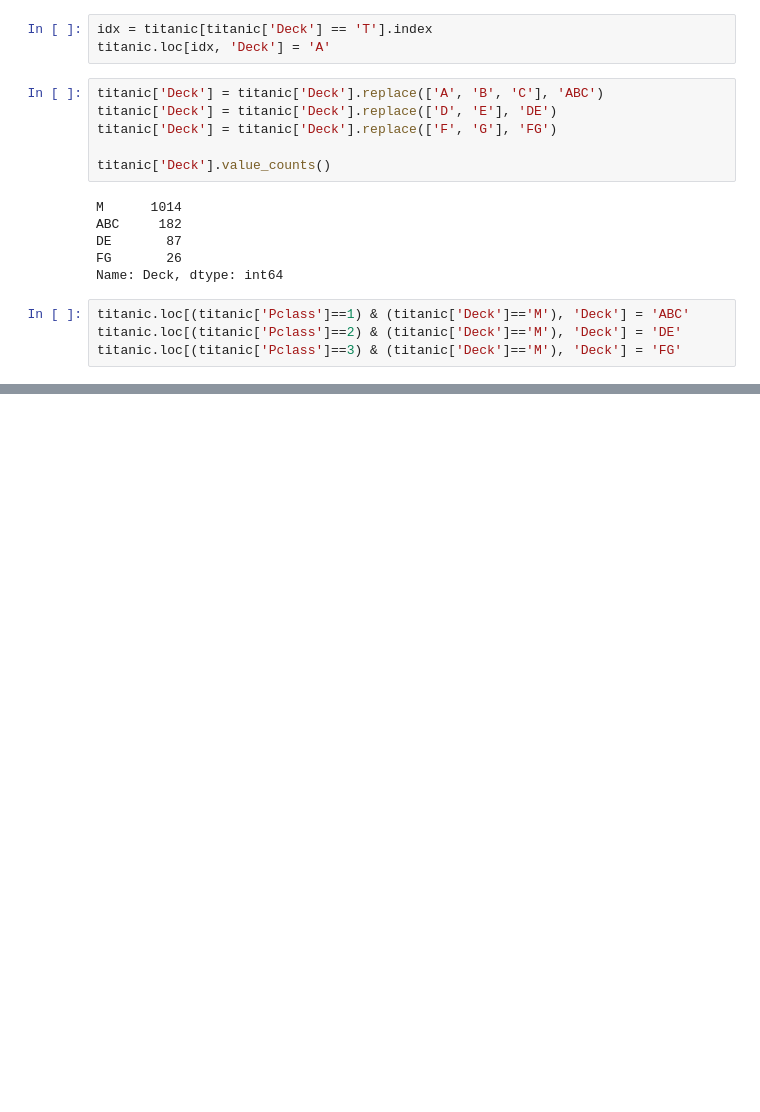
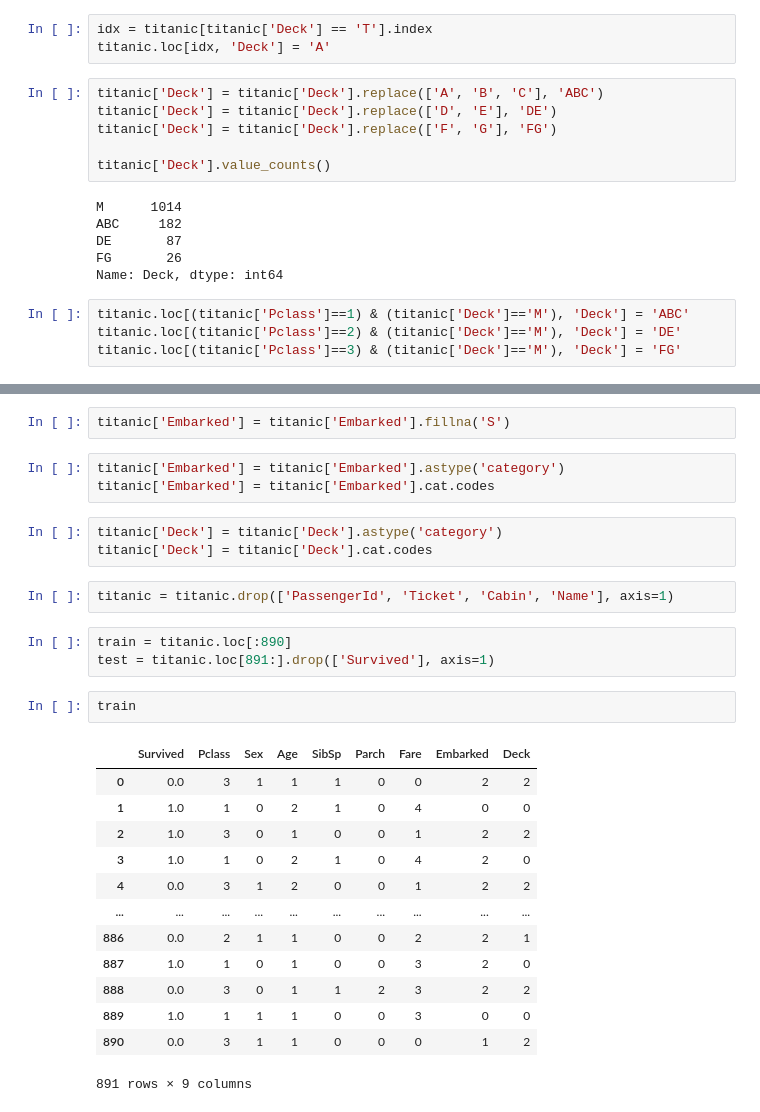
Before and after one commit to LEE-SANG-HYUK/Titanic, a Jupyter notebook: titanic_4.ipynb, the cells around one changed output, grey strips where cells are left out. Cells and saved outputs as stored; diff of their text form; blank space fills up the shorter version.

```diff
--- a/titanic_4.ipynb
+++ b/titanic_4.ipynb
@@ -138,0 +219,29 @@ titanic.loc[(titanic['Pclass']==3) & (titanic['Deck']=='M'), 'Deck'] = 'FG'
+# %%
+titanic['Embarked'] = titanic['Embarked'].fillna('S')
+# %%
+titanic['Embarked'] = titanic['Embarked'].astype('category')
+titanic['Embarked'] = titanic['Embarked'].cat.codes
+# %%
+titanic['Deck'] = titanic['Deck'].astype('category')
+titanic['Deck'] = titanic['Deck'].cat.codes
+# %%
+titanic = titanic.drop(['PassengerId', 'Ticket', 'Cabin', 'Name'], axis=1)
+# %%
+train = titanic.loc[:890]
+test = titanic.loc[891:].drop(['Survived'], axis=1)
+# %%
+train
+# %% [output]
+|  | Survived | Pclass | Sex | Age | SibSp | Parch | Fare | Embarked | Deck |
+| 0 | 0.0 | 3 | 1 | 1 | 1 | 0 | 0 | 2 | 2 |
+| 1 | 1.0 | 1 | 0 | 2 | 1 | 0 | 4 | 0 | 0 |
+| 2 | 1.0 | 3 | 0 | 1 | 0 | 0 | 1 | 2 | 2 |
+| 3 | 1.0 | 1 | 0 | 2 | 1 | 0 | 4 | 2 | 0 |
+| 4 | 0.0 | 3 | 1 | 2 | 0 | 0 | 1 | 2 | 2 |
+| ... | ... | ... | ... | ... | ... | ... | ... | ... | ... |
+| 886 | 0.0 | 2 | 1 | 1 | 0 | 0 | 2 | 2 | 1 |
+| 887 | 1.0 | 1 | 0 | 1 | 0 | 0 | 3 | 2 | 0 |
+| 888 | 0.0 | 3 | 0 | 1 | 1 | 2 | 3 | 2 | 2 |
+| 889 | 1.0 | 1 | 1 | 1 | 0 | 0 | 3 | 0 | 0 |
+| 890 | 0.0 | 3 | 1 | 1 | 0 | 0 | 0 | 1 | 2 |
+891 rows × 9 columns
```
Also changed, not shown: parts of 49 cells of this notebook.
